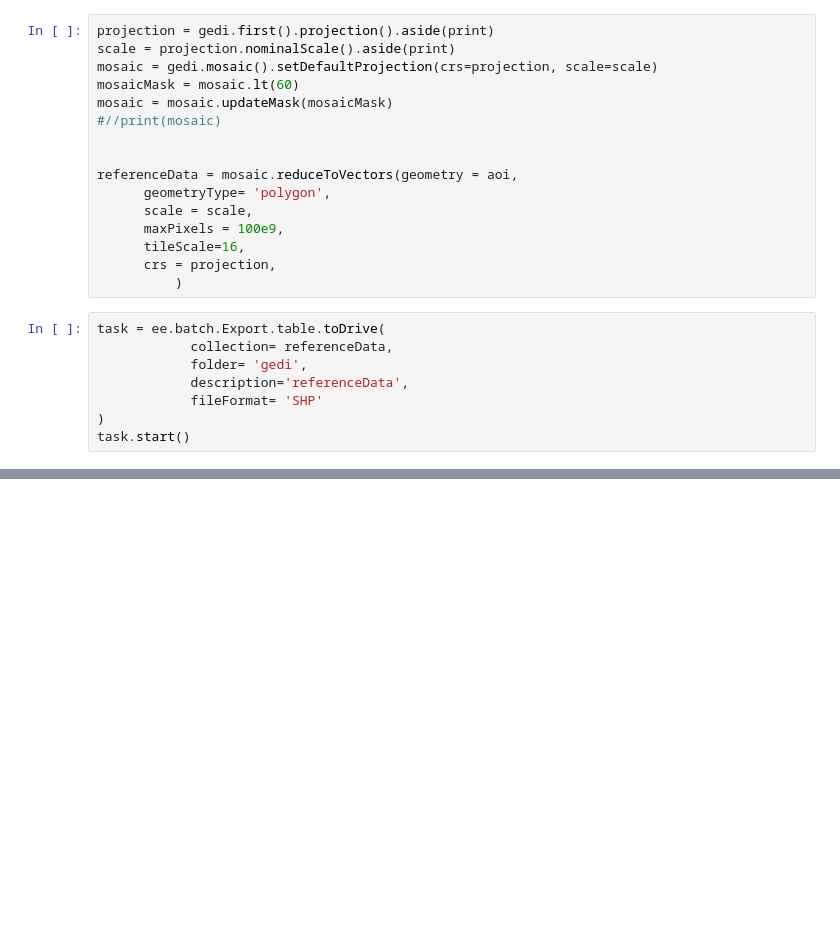
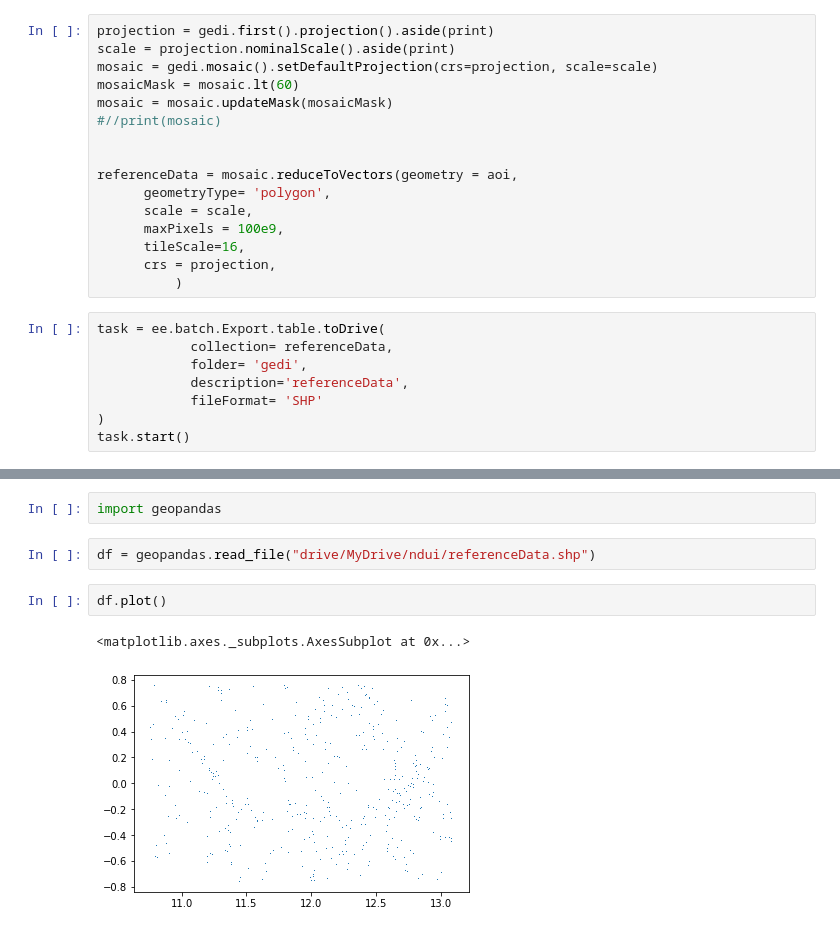
Before and after one commit to manmeet3591/python_class, a Jupyter notebook: gee/gedi_extract_clean.ipynb, the cells around one changed output, grey strips where cells are left out. Saved outputs shown, nothing was run; the diff lists cells and outputs as text; blank space fills up the shorter version.

```diff
--- a/gee/gedi_extract_clean.ipynb
+++ b/gee/gedi_extract_clean.ipynb
@@ -104,0 +206,9 @@ task.start()
+# %%
+import geopandas
+# %%
+df = geopandas.read_file("drive/MyDrive/ndui/referenceData.shp")
+# %%
+df.plot()
+# %% [output]
+<matplotlib.axes._subplots.AxesSubplot at 0x...>
+[figure, added]
```
Also changed, not shown: parts of 8 cells of this notebook.
